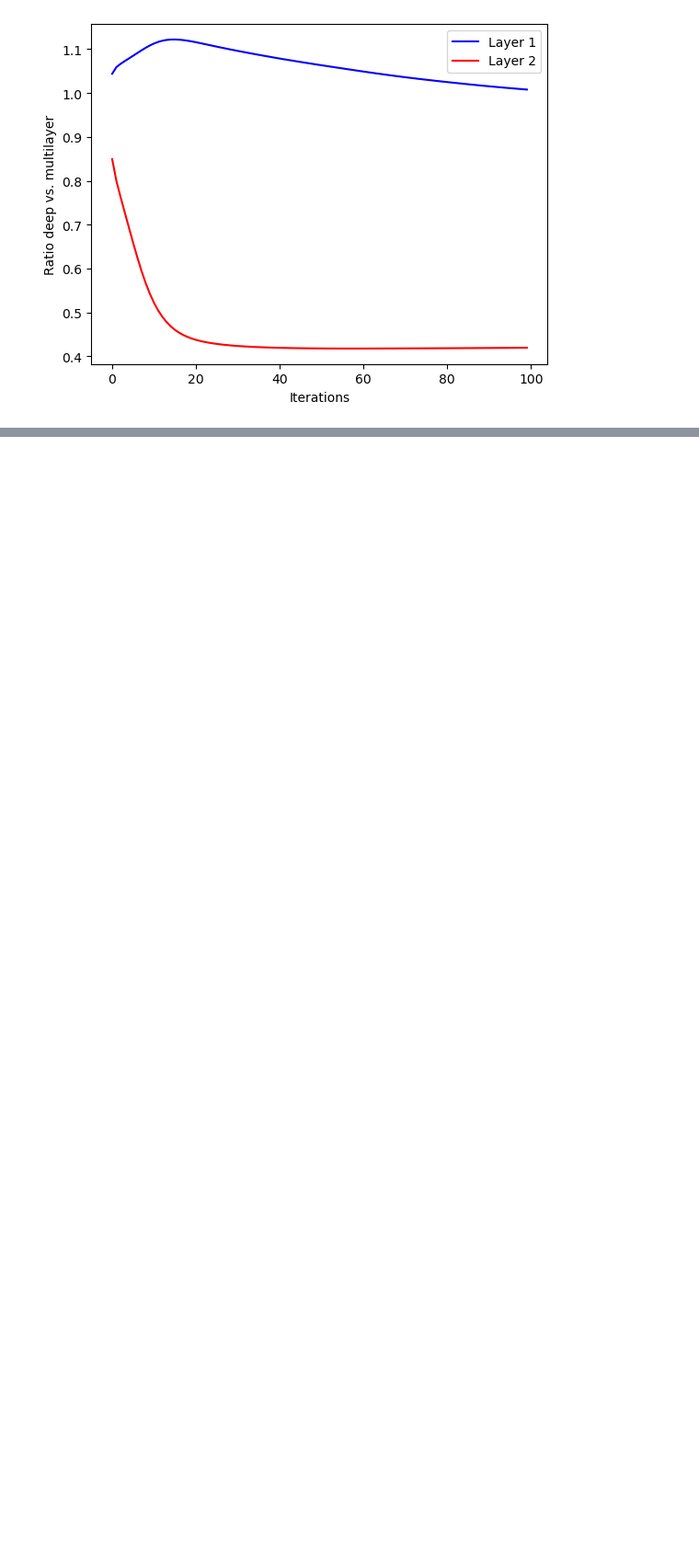
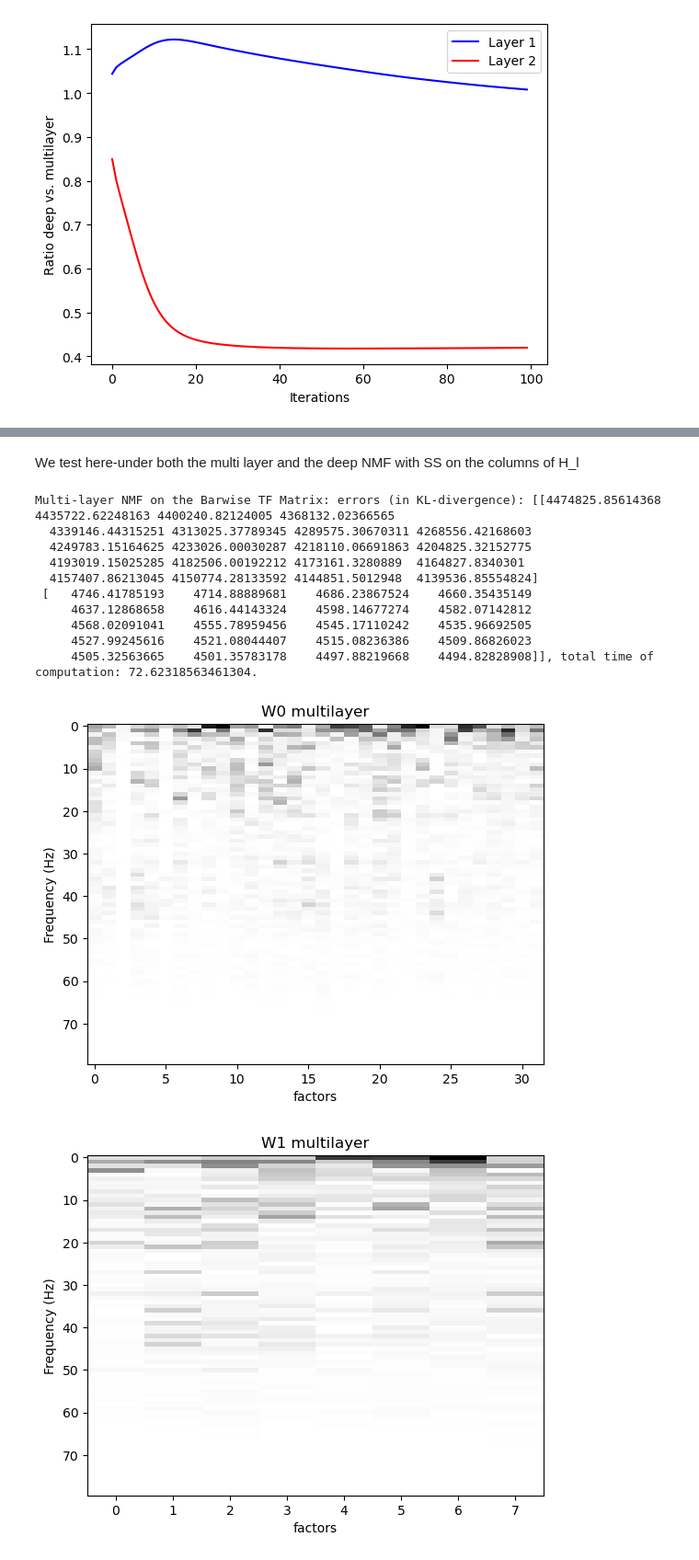
Before and after one commit to ax-le/Deep_NMF_Audio, a Jupyter notebook: notebook_compute_deep_nmf.ipynb, the cells around one changed output, grey strips where cells are left out. Shown: that part at 92% size. Cells and saved outputs as stored; diff of their text form; code cells hidden in the pictures; blank space fills up the shorter version.

```diff
--- a/notebook_compute_deep_nmf.ipynb
+++ b/notebook_compute_deep_nmf.ipynb
@@ -39,7 +39,7 @@ if plotting: # If you want to plot
 [figure]
 # %%
 # Call of multi-layer NMF
-W_multi, H_multi, errors_multi, toc_multi = mlnmf.multilayer_beta_NMF(spectrogram, all_ranks = all_ranks, beta = 1, n_iter_max_each_nmf = n_iter, return_errors = True)
+W_multi, H_multi, errors_multi, toc_multi = mlnmf.multilayer_beta_NMF(spectrogram, all_ranks = all_ranks, beta = 1, n_iter_max_each_nmf = n_iter, norm_type = "h_rows", return_errors = True)
 print(f"Multi-layer NMF on the Barwise TF Matrix: errors (in KL-divergence): {errors_multi}, total time of computation: {np.sum(toc_multi)}.")
 if plotting: # If you want to plot
     for i in range(len(W_multi)):
@@ -121 +121,29 @@ Layer 1: [0.99999999 1.00000002 1.         0.99999999 0.99999997 0.99999998
 Layer 2: [1. 1. 1. 1. 1. 1. 1. 1.]
+# %% [markdown]
+We test here-under both the multi layer and the deep NMF with SS on the columns of H_l
+# %%
+# %% Deep NMF params
+all_ranks = [32,8]
+n_iter = 20
+n_iter_deep_init = 10
+n_iter_deep = n_iter - n_iter_deep_init # 10 iterations for the initialization using multi-layer NMF
+# %%
+# Call of multi-layer NMF
+W_multi, H_multi, errors_multi, toc_multi = mlnmf.multilayer_beta_NMF(spectrogram, all_ranks = all_ranks, beta = 1, n_iter_max_each_nmf = n_iter, norm_type = "h_cols", return_errors = True)
+print(f"Multi-layer NMF on the Barwise TF Matrix: errors (in KL-divergence): {errors_multi}, total time of computation: {np.sum(toc_multi)}.")
+if plotting: # If you want to plot
+    for i in range(len(W_multi)):
+        plot_me_this_spectrogram(W_multi[i], title= f"W{i} multilayer", x_axis = "factors", y_axis = "Frequency (Hz)")
+# %% [output]
+Multi-layer NMF on the Barwise TF Matrix: errors (in KL-divergence): [[4474825.85614368 4435722.62248163 4400240.82124005 4368132.02366565
+  4339146.44315251 4313025.37789345 4289575.30670311 4268556.42168603
+  4249783.15164625 4233026.00030287 4218110.06691863 4204825.32152775
+  4193019.15025285 4182506.00192212 4173161.3280889  4164827.8340301
+  4157407.86213045 4150774.28133592 4144851.5012948  4139536.85554824]
+ [   4746.41785193    4714.88889681    4686.23867524    4660.35435149
+     4637.12868658    4616.44143324    4598.14677274    4582.07142812
+     4568.02091041    4555.78959456    4545.17110242    4535.96692505
+     4527.99245616    4521.08044407    4515.08236386    4509.86826023
+     4505.32563665    4501.35783178    4497.88219668    4494.82828908]], total time of computation: 72.62318563461304.
+[figure, added]
+[figure, added]
```
Also changed, not shown: parts of 7 cells of this notebook, 3 other files.
